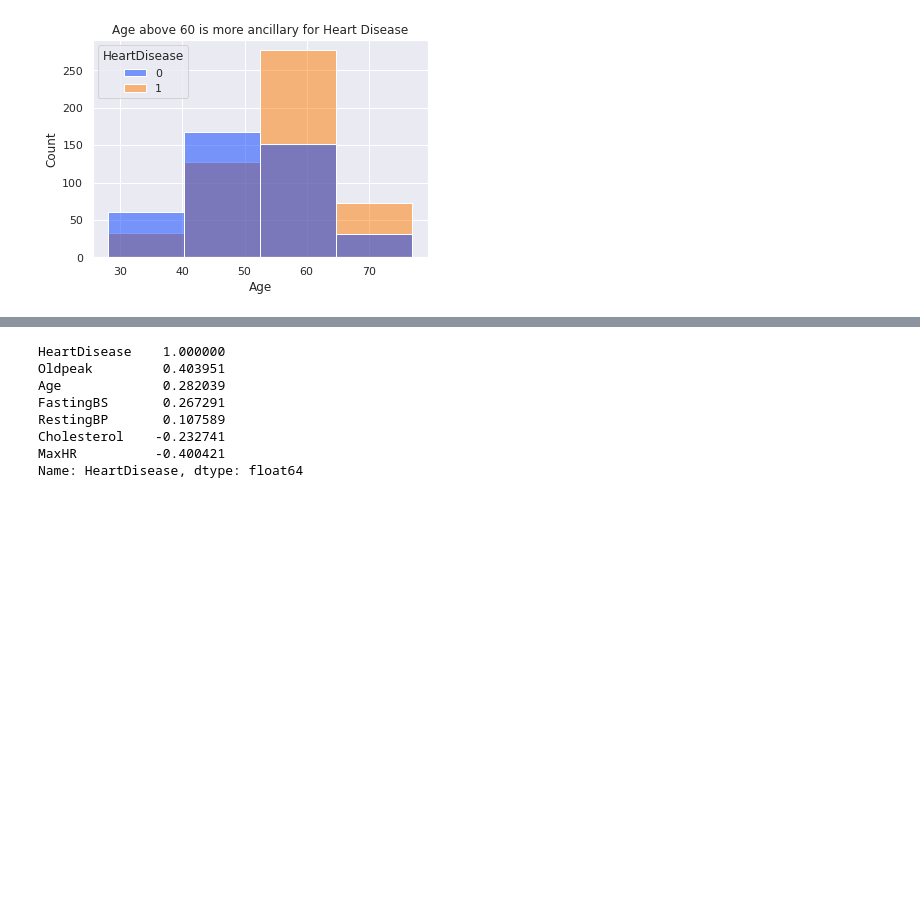
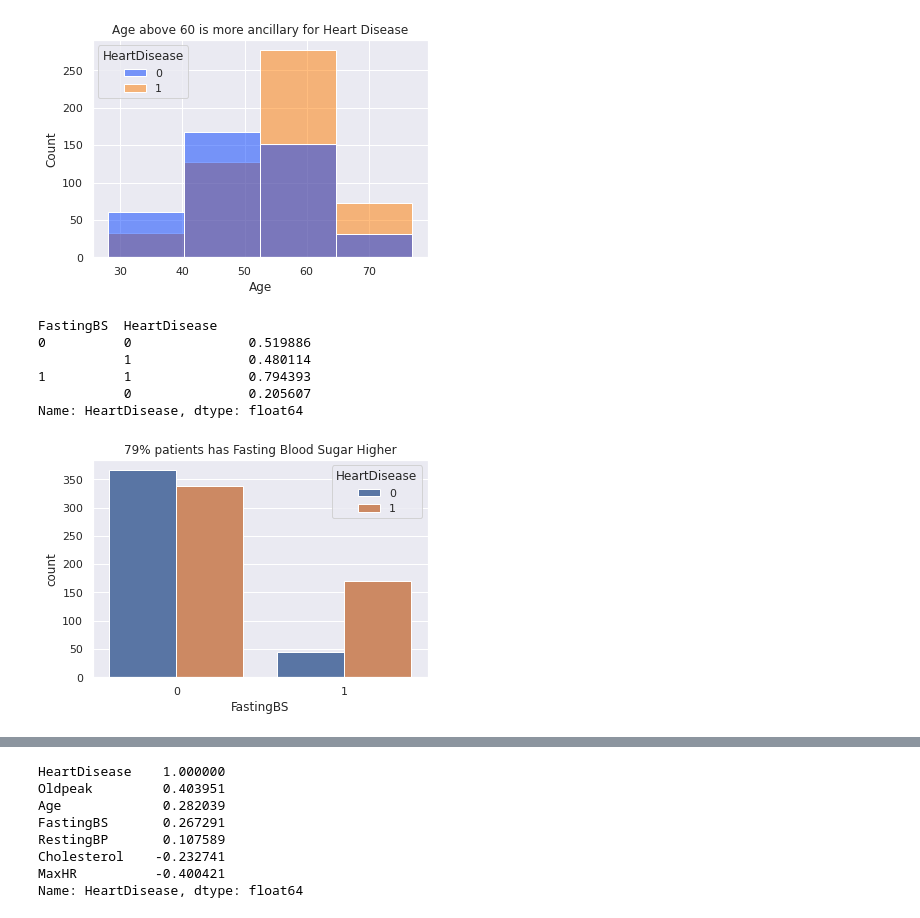
Before and after one commit to mdimran1/portfolio, a Jupyter notebook: Heart Desease/Eda & Predict.ipynb, the cells around one changed output, grey strips where cells are left out. Saved outputs shown, nothing was run; the diff lists cells and outputs as text; code cells hidden in the pictures; blank space fills up the shorter version.

```diff
--- a/Heart Desease/Eda & Predict.ipynb
+++ b/Heart Desease/Eda & Predict.ipynb
@@ -154,4 +213,22 @@ plt.title('Age above 60 is more ancillary for Heart Disease')
 plt.show()
 # %% [output]
 [figure]
+# %%
+# fasting bs analysis
+data.groupby('FastingBS')['HeartDisease'].value_counts(normalize=True)
+# %% [output]
+FastingBS  HeartDisease
+0          0               0.519886
+           1               0.480114
+1          1               0.794393
+           0               0.205607
+Name: HeartDisease, dtype: float64
+# %%
+# Ploting fasting blood sugar
+
+sns.countplot(data=data, x='FastingBS', hue='HeartDisease')
+plt.title('79% patients has Fasting Blood Sugar Higher')
+plt.show()
+# %% [output]
+[figure, added]
 # %%
```
Also changed, not shown: parts of 37 cells of this notebook.
